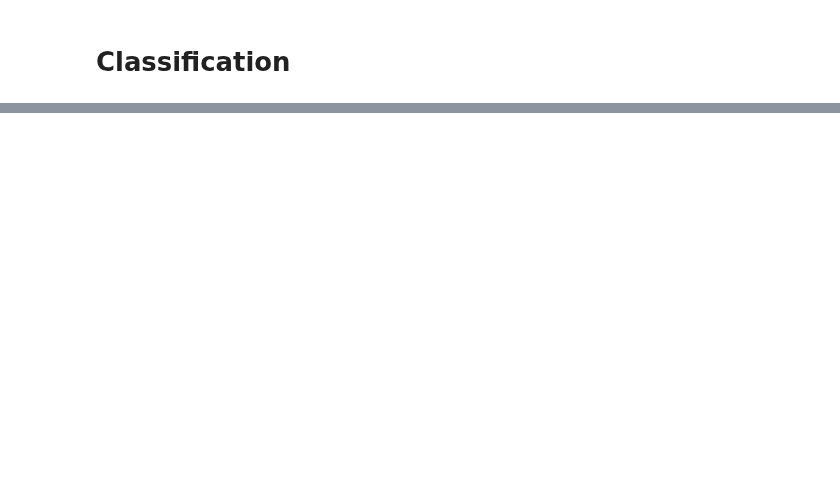
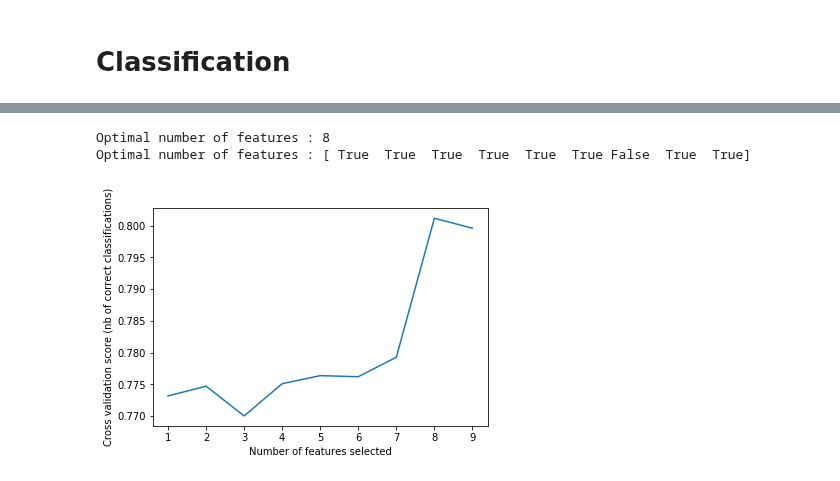
Before and after one commit to ProjectSidewalk/sidewalk-quality-analysis, a Jupyter notebook: sidewalk-user-quality-analysis-neil.ipynb, the cells around one changed output, grey strips where cells are left out. Drawn from its saved outputs; the diff is of its cells as text; code cells hidden in the pictures; blank space fills up the shorter version.

Commit message:
add more analysis of the classifier

```diff
--- a/sidewalk-user-quality-analysis-neil.ipynb
+++ b/sidewalk-user-quality-analysis-neil.ipynb
@@ -109,0 +174,5 @@ label_correctness = label_correctness.join(cv_predictions, how='outer')
+# %%
+rs = RegionStats('Zoning_Detailed.geojson')
+label_correctness = label_correctness.join(
+    label_correctness.apply(lambda x: pd.Series(rs.get_properties(x.lng, x.lat)), axis=1)
+)
@@ -189,0 +207,14 @@ NameError: name 'clf' is not defined
+# %%
+def prob_hist(probabilities, n_bins=5):
+    hist = np.zeros(n_bins)
+    hist[0] = np.sum(probabilities <= (1 / n_bins))
+    for i in range(1, n_bins):
+        hist[i] = np.sum(((i / n_bins) < probabilities) & (probabilities <= ((i+1) / n_bins)))
+
+    # return hist / np.sum(hist)
+    # return hist
+    return [np.mean(probabilities), np.std(probabilities),
+        np.percentile(probabilities, 25), np.percentile(probabilities, 50),
+        np.percentile(probabilities, 75)]
+def dearray(array):
+    return np.array([list(l) for l in array])
@@ -189,0 +223,3 @@ NameError: name 'clf' is not defined
+# %%
+user_quality_features = pd.read_csv('all_users.csv')
+user_quality_features.set_index('user_id', inplace=True)
@@ -189,0 +458,26 @@ NameError: name 'clf' is not defined
+# %%
+# Feature Selection
+mask = ~(pd.isna(label_correctness[features]).any(axis=1) | pd.isna(label_correctness['correct']))
+X = np.concatenate((dearray(prob_hist_predictions['prob']),
+        prob_hist_predictions.drop(columns='prob').values), axis=1)
+
+y = (y_train.loc[prob_hist_predictions.index] > 65).astype(int)
+rfecv = RFECV(estimator=RandomForestClassifier(n_estimators=10), step=1, cv=StratifiedKFold(5), scoring='f1')
+rfecv.fit(X, y)
+rfe_accuracy_mask = rfecv.support_
+
+# RandomForestClassifier().fit(X, y)
+# %%
+print("Optimal number of features : %d" % rfecv.n_features_)
+print("Optimal number of features : %s" % str(rfecv.support_))
+
+# Plot number of features VS. cross-validation scores
+plt.figure()
+plt.xlabel("Number of features selected")
+plt.ylabel("Cross validation score (nb of correct classifications)")
+plt.plot(range(1, len(rfecv.grid_scores_) + 1), rfecv.grid_scores_)
+plt.show()
+# %% [output]
+Optimal number of features : 8
+Optimal number of features : [ True  True  True  True  True  True False  True  True]
+[figure, added]
```
Also changed, not shown: parts of 46 cells of this notebook.
